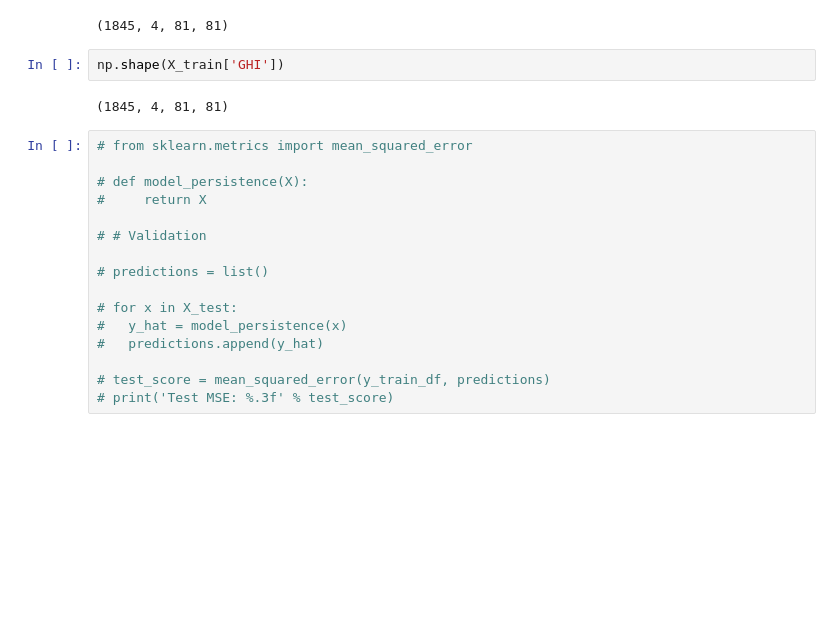
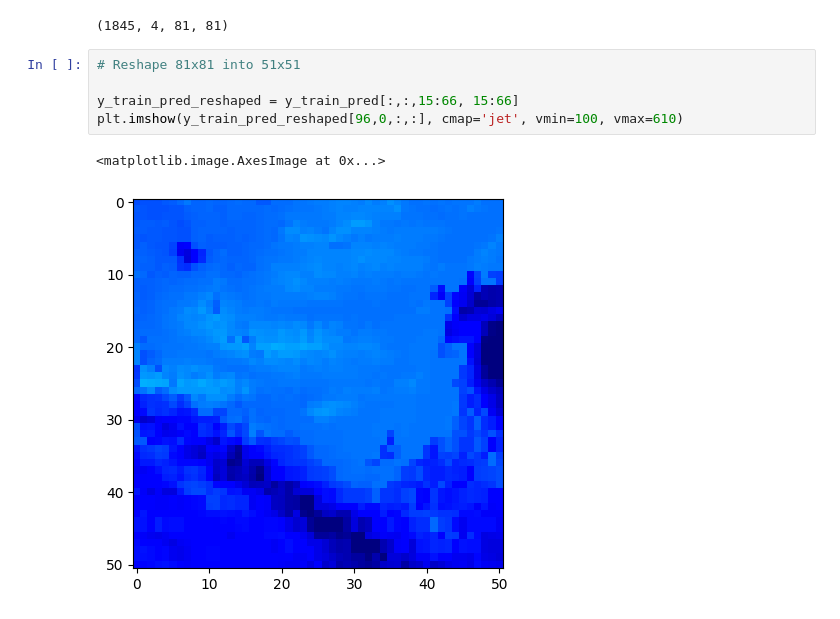
Before and after one commit to fedegiallorosso/solar_forecasting, a Jupyter notebook: notebooks/famkab_baseline_model.ipynb, the cells around one changed output. Drawn from its saved outputs; the diff is of its cells as text; blank space fills up the shorter version.

```diff
--- a/notebooks/famkab_baseline_model.ipynb
+++ b/notebooks/famkab_baseline_model.ipynb
@@ -244,23 +228,11 @@ for observation in range(len(X_train['datetime'])):
 np.shape(y_train_pred)
 # %% [output]
 (1845, 4, 81, 81)
-# %%
-np.shape(X_train['GHI'])
-# %% [output]
-(1845, 4, 81, 81)
-# %%
-# from sklearn.metrics import mean_squared_error
-
-# def model_persistence(X):
-#     return X
-
-# # Validation
-
-# predictions = list()
-
-# for x in X_test:
-# 	y_hat = model_persistence(x)
-# 	predictions.append(y_hat)
-
-# test_score = mean_squared_error(y_train_df, predictions)
-# print('Test MSE: %.3f' % test_score)
+# %%
+# Reshape 81x81 into 51x51
+
+y_train_pred_reshaped = y_train_pred[:,:,15:66, 15:66]
+plt.imshow(y_train_pred_reshaped[96,0,:,:], cmap='jet', vmin=100, vmax=610)
+# %% [output]
+<matplotlib.image.AxesImage at 0x...>
+[figure, added]
```
Also changed, not shown: parts of 17 cells of this notebook, 1 other file.
